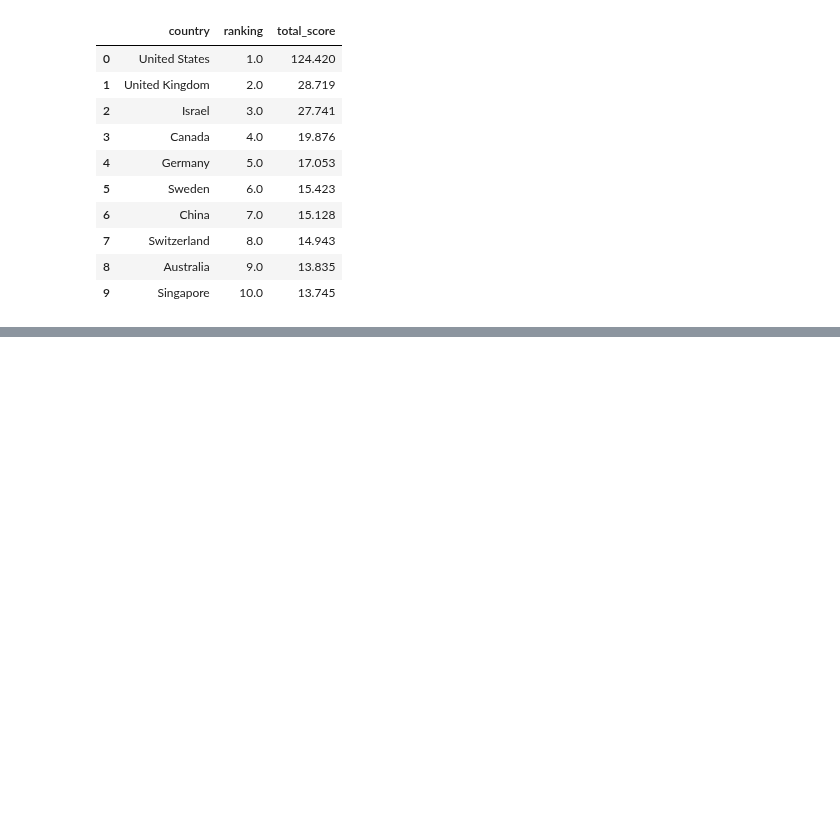
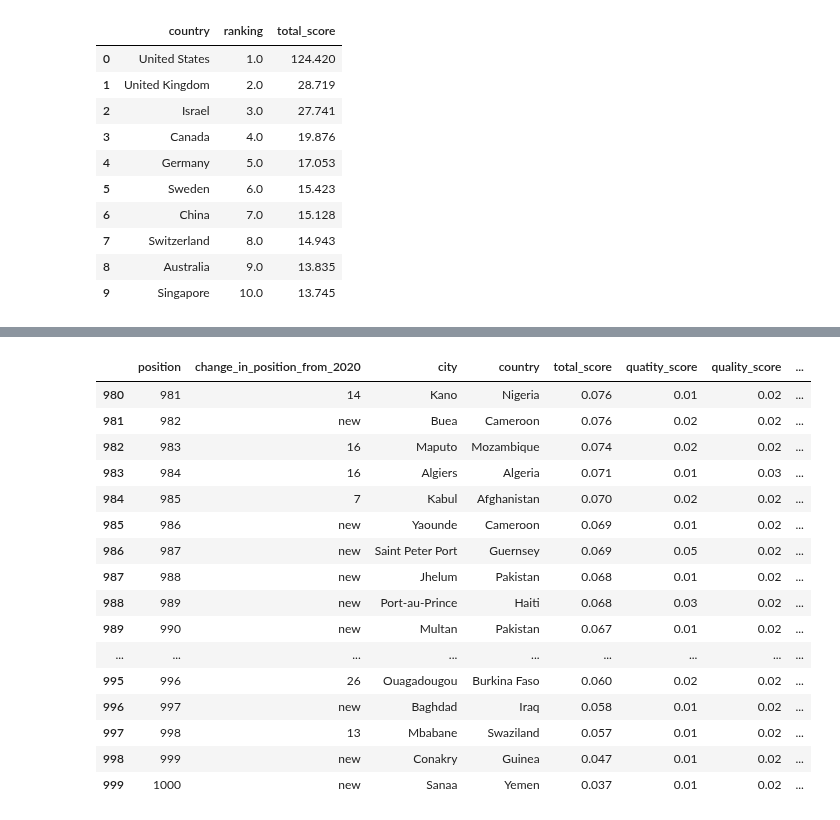
Before and after one commit to chandanabrdwj/100DaysOfML, a Jupyter notebook: best-cities-and-countries-for-startup.ipynb, the cells around one changed output, grey strips where cells are left out. Drawn from its saved outputs; the diff is of its cells as text; code cells hidden in the pictures; blank space fills up the shorter version.

```diff
--- a/best-cities-and-countries-for-startup.ipynb
+++ b/best-cities-and-countries-for-startup.ipynb
@@ -97,0 +104,20 @@ df_country
+# %%
+df_city.tail(20)
+# %% [output]
+|  | position | change_in_position_from_2020 | city | country | total_score | quatity_score | quality_score | ... |
+| 980 | 981 | 14 | Kano | Nigeria | 0.076 | 0.01 | 0.02 | ... |
+| 981 | 982 | new | Buea | Cameroon | 0.076 | 0.02 | 0.02 | ... |
+| 982 | 983 | 16 | Maputo | Mozambique | 0.074 | 0.02 | 0.02 | ... |
+| 983 | 984 | 16 | Algiers | Algeria | 0.071 | 0.01 | 0.03 | ... |
+| 984 | 985 | 7 | Kabul | Afghanistan | 0.070 | 0.02 | 0.02 | ... |
+| 985 | 986 | new | Yaounde | Cameroon | 0.069 | 0.01 | 0.02 | ... |
+| 986 | 987 | new | Saint Peter Port | Guernsey | 0.069 | 0.05 | 0.02 | ... |
+| 987 | 988 | new | Jhelum | Pakistan | 0.068 | 0.01 | 0.02 | ... |
+| 988 | 989 | new | Port-au-Prince | Haiti | 0.068 | 0.03 | 0.02 | ... |
+| 989 | 990 | new | Multan | Pakistan | 0.067 | 0.01 | 0.02 | ... |
+| ... | ... | ... | ... | ... | ... | ... | ... | ... |
+| 995 | 996 | 26 | Ouagadougou | Burkina Faso | 0.060 | 0.02 | 0.02 | ... |
+| 996 | 997 | new | Baghdad | Iraq | 0.058 | 0.01 | 0.02 | ... |
+| 997 | 998 | 13 | Mbabane | Swaziland | 0.057 | 0.01 | 0.02 | ... |
+| 998 | 999 | new | Conakry | Guinea | 0.047 | 0.01 | 0.02 | ... |
+| 999 | 1000 | new | Sanaa | Yemen | 0.037 | 0.01 | 0.02 | ... |
```
Also changed, not shown: parts of 2 cells of this notebook.
